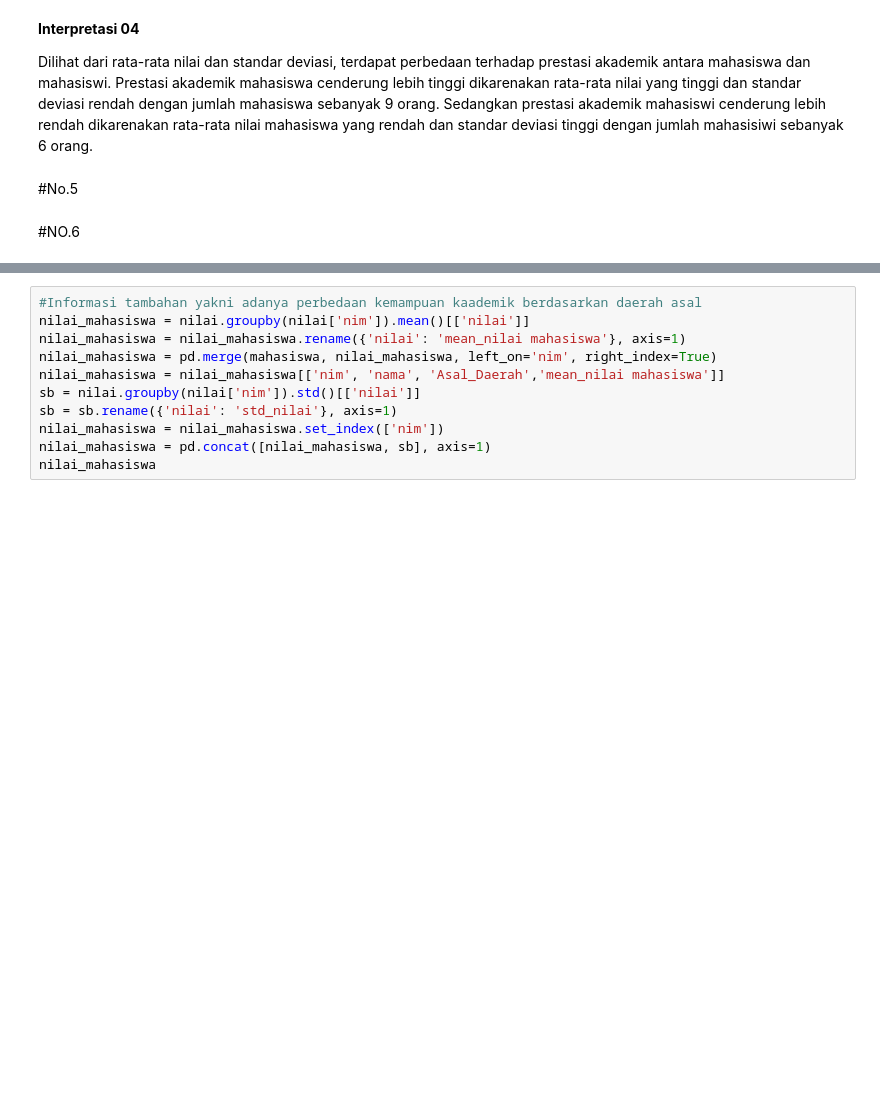
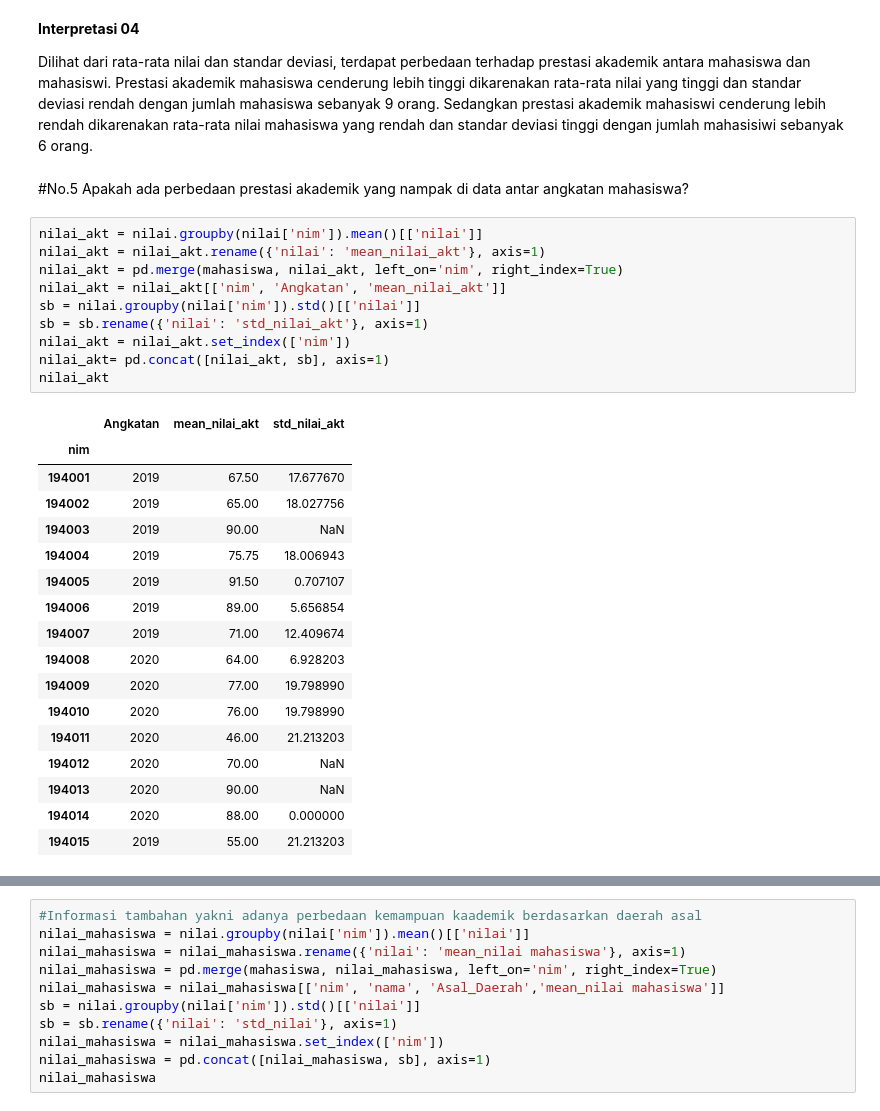
Before and after one commit to muhammadfaridmaulana/Case-Study-02-EDA-Ganjil-2022-Kelompok-2, a Jupyter notebook: Case_Study_02_EDA_Ganjil_2022_Kelompok_2.ipynb, the cells around one changed output, grey strips where cells are left out. Drawn from its saved outputs; the diff is of its cells as text; blank space fills up the shorter version.

```diff
--- a/Case_Study_02_EDA_Ganjil_2022_Kelompok_2.ipynb
+++ b/Case_Study_02_EDA_Ganjil_2022_Kelompok_2.ipynb
@@ -137,7 +186,34 @@ perbedaan
 **Interpretasi 04**
 
 Dilihat dari rata-rata nilai dan standar deviasi, terdapat perbedaan terhadap prestasi akademik antara mahasiswa dan mahasiswi. Prestasi akademik mahasiswa cenderung lebih tinggi dikarenakan rata-rata nilai yang tinggi dan standar deviasi rendah dengan jumlah mahasiswa sebanyak 9 orang. Sedangkan prestasi akademik mahasiswi cenderung lebih rendah dikarenakan rata-rata nilai mahasiswa yang rendah dan standar deviasi tinggi dengan jumlah mahasisiwi sebanyak 6 orang.
-# %% [markdown]
-#No.5
-# %% [markdown]
-#NO.6
+# %% [markdown]
+#No.5
+Apakah ada perbedaan prestasi akademik yang nampak di data antar angkatan mahasiswa?
+# %%
+nilai_akt = nilai.groupby(nilai['nim']).mean()[['nilai']]
+nilai_akt = nilai_akt.rename({'nilai': 'mean_nilai_akt'}, axis=1)
+nilai_akt = pd.merge(mahasiswa, nilai_akt, left_on='nim', right_index=True)
+nilai_akt = nilai_akt[['nim', 'Angkatan', 'mean_nilai_akt']]
+sb = nilai.groupby(nilai['nim']).std()[['nilai']]
+sb = sb.rename({'nilai': 'std_nilai_akt'}, axis=1)
+nilai_akt = nilai_akt.set_index(['nim'])
+nilai_akt= pd.concat([nilai_akt, sb], axis=1)
+nilai_akt
+# %% [output]
+|  | Angkatan | mean_nilai_akt | std_nilai_akt |
+| nim |  |  |  |
+| 194001 | 2019 | 67.50 | 17.677670 |
+| 194002 | 2019 | 65.00 | 18.027756 |
+| 194003 | 2019 | 90.00 | NaN |
+| 194004 | 2019 | 75.75 | 18.006943 |
+| 194005 | 2019 | 91.50 | 0.707107 |
+| 194006 | 2019 | 89.00 | 5.656854 |
+| 194007 | 2019 | 71.00 | 12.409674 |
+| 194008 | 2020 | 64.00 | 6.928203 |
+| 194009 | 2020 | 77.00 | 19.798990 |
+| 194010 | 2020 | 76.00 | 19.798990 |
+| 194011 | 2020 | 46.00 | 21.213203 |
+| 194012 | 2020 | 70.00 | NaN |
+| 194013 | 2020 | 90.00 | NaN |
+| 194014 | 2020 | 88.00 | 0.000000 |
+| 194015 | 2019 | 55.00 | 21.213203 |
```
Also changed, not shown: parts of 14 cells of this notebook.
